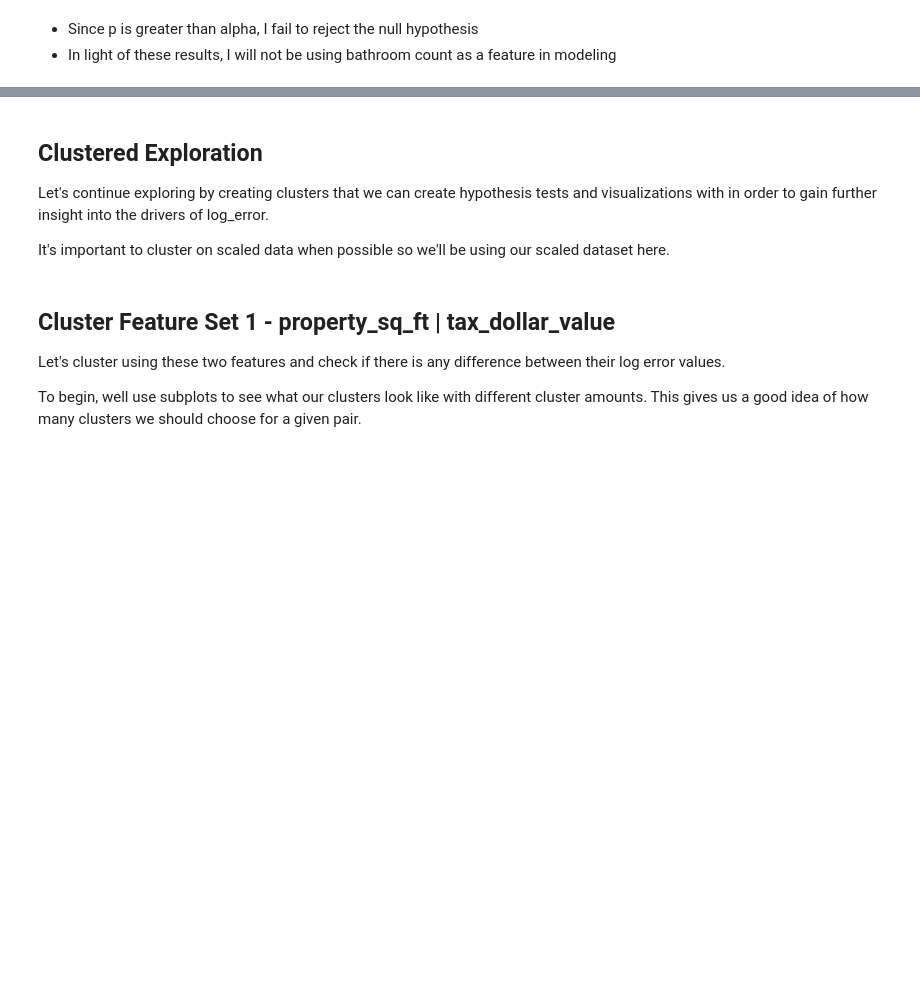
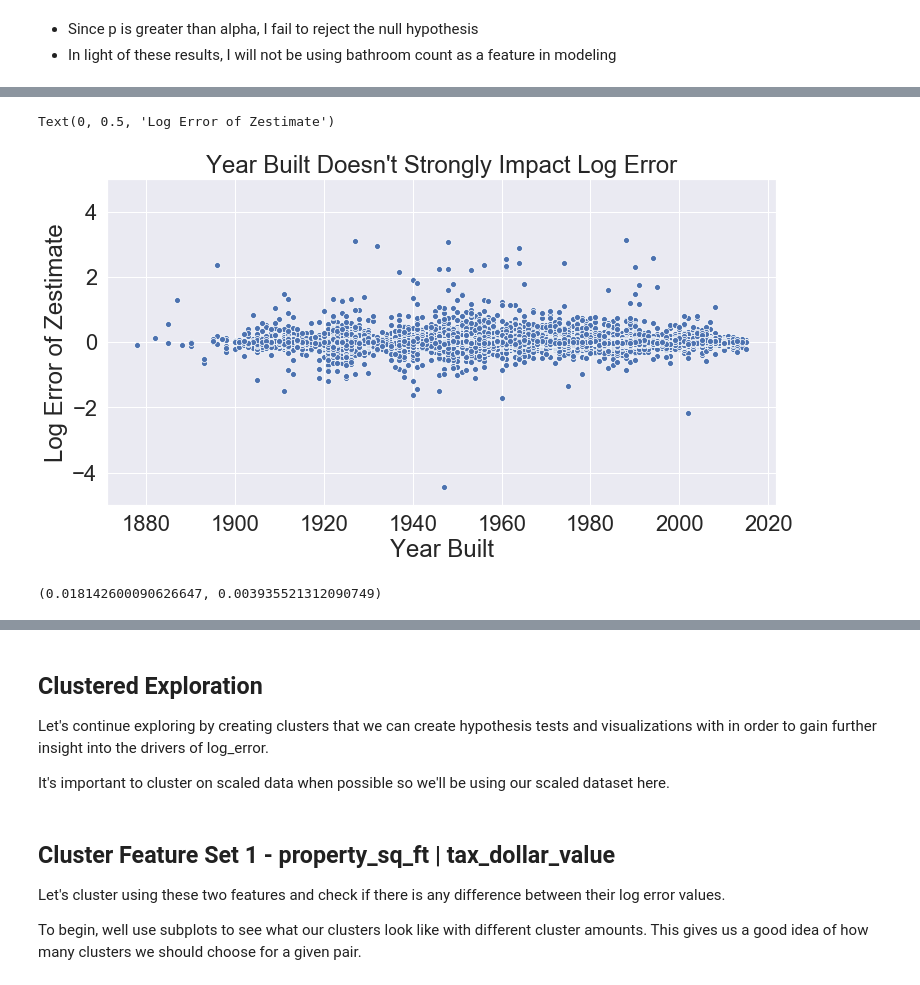
Before and after one commit to SamuelD-Data/zillow_clustering_project, a Jupyter notebook: WIP/update_notebook.ipynb, the cells around one changed output, grey strips where cells are left out. Cells and saved outputs as stored; diff of their text form; code cells hidden in the pictures; blank space fills up the shorter version.

```diff
--- a/WIP/update_notebook.ipynb
+++ b/WIP/update_notebook.ipynb
@@ -656,0 +753,22 @@ p = 0.0757705867622415
+# %%
+# setting figure size
+sns.set(rc = {'figure.figsize':(12,6)})
+
+# setting font size
+sns.set(font_scale = 2)
+
+# plotting scatterplot and setting title
+plt.ylim([-5, 5])
+sns.scatterplot(x = 'year_built', y = 'log_error', data = train).set_title("Year Built Doesn't Strongly Impact Log Error")
+
+# setting x and y label
+plt.xlabel("Year Built")
+plt.ylabel("Log Error of Zestimate")
+# %% [output]
+Text(0, 0.5, 'Log Error of Zestimate')
+[figure, added]
+# %%
+corr, p = stats.pearsonr(train.year_built, train.log_error)
+corr, p
+# %% [output]
+(0.018142600090626647, 0.003935521312090749)
```
Also changed, not shown: parts of 28 cells of this notebook.
